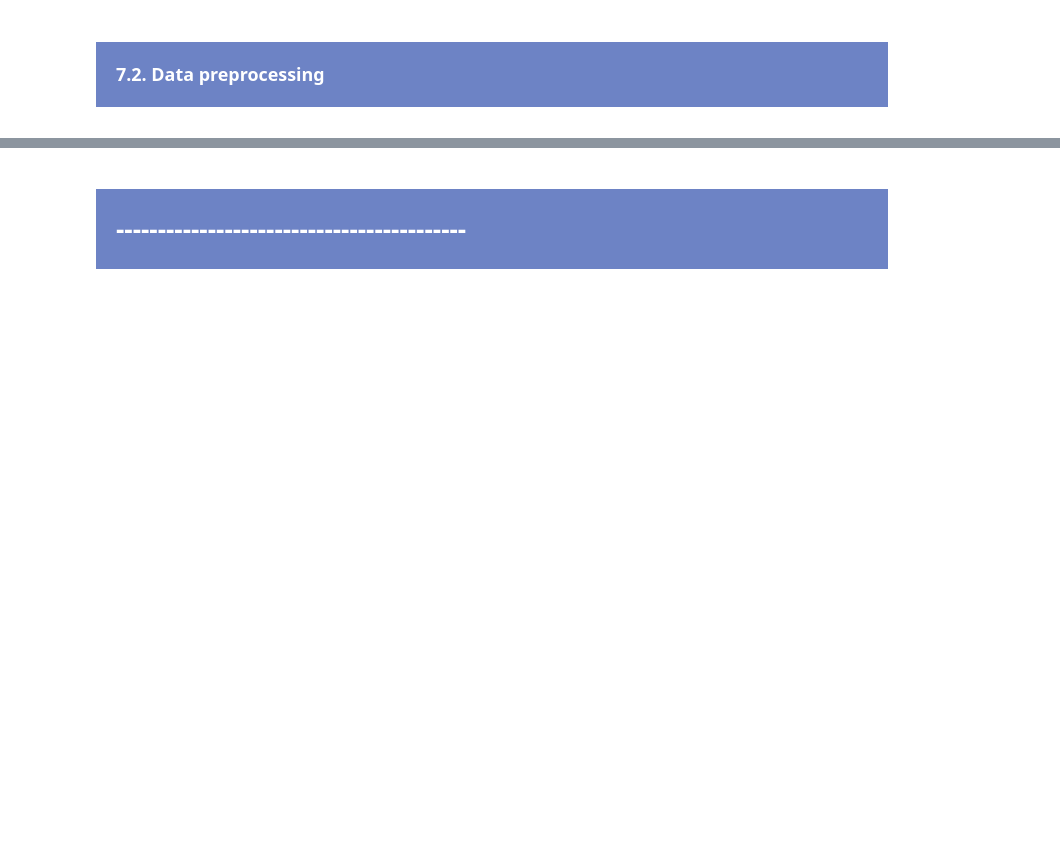
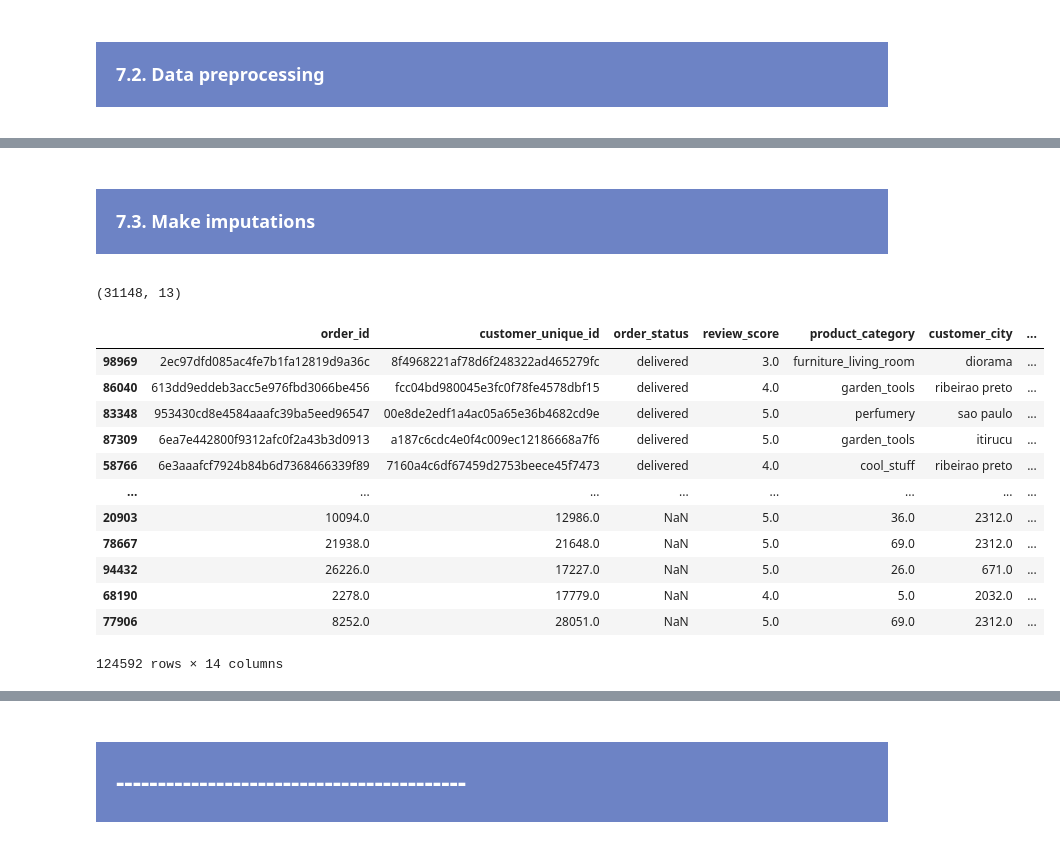
Before and after one commit to samirhinojosa/OC-P5-segment-customers-of-website, a Jupyter notebook: analysis_notebook.ipynb, the cells around one changed output, grey strips where cells are left out. Saved outputs shown, nothing was run; the diff lists cells and outputs as text; code cells hidden in the pictures; blank space fills up the shorter version.

```diff
--- a/analysis_notebook.ipynb
+++ b/analysis_notebook.ipynb
@@ -2106,0 +2157,4 @@ df_analysis(train_product_category, "df_subset")
+# %% [markdown]
+<div style="background-color: #6D83C5;" >
+    <h3 style="margin: auto; padding: 20px; color:#fff; ">7.3. Make imputations</h3>
+</div>
@@ -2106,0 +2213,4 @@ df_analysis(train_product_category, "df_subset")
+# %%
+test_product_category.shape
+# %% [output]
+(31148, 13)
@@ -2106,0 +2229,16 @@ df_analysis(train_product_category, "df_subset")
+# %%
+test_product_category
+# %% [output]
+|  | order_id | customer_unique_id | order_status | review_score | product_category | customer_city | ... |
+| 98969 | 2ec97dfd085ac4fe7b1fa12819d9a36c | 8f4968221af78d6f248322ad465279fc | delivered | 3.0 | furniture_living_room | diorama | ... |
+| 86040 | 613dd9eddeb3acc5e976fbd3066be456 | fcc04bd980045e3fc0f78fe4578dbf15 | delivered | 4.0 | garden_tools | ribeirao preto | ... |
+| 83348 | 953430cd8e4584aaafc39ba5eed96547 | 00e8de2edf1a4ac05a65e36b4682cd9e | delivered | 5.0 | perfumery | sao paulo | ... |
+| 87309 | 6ea7e442800f9312afc0f2a43b3d0913 | a187c6cdc4e0f4c009ec12186668a7f6 | delivered | 5.0 | garden_tools | itirucu | ... |
+| 58766 | 6e3aaafcf7924b84b6d7368466339f89 | 7160a4c6df67459d2753beece45f7473 | delivered | 4.0 | cool_stuff | ribeirao preto | ... |
+| ... | ... | ... | ... | ... | ... | ... | ... |
+| 20903 | 10094.0 | 12986.0 | NaN | 5.0 | 36.0 | 2312.0 | ... |
+| 78667 | 21938.0 | 21648.0 | NaN | 5.0 | 69.0 | 2312.0 | ... |
+| 94432 | 26226.0 | 17227.0 | NaN | 5.0 | 26.0 | 671.0 | ... |
+| 68190 | 2278.0 | 17779.0 | NaN | 4.0 | 5.0 | 2032.0 | ... |
+| 77906 | 8252.0 | 28051.0 | NaN | 5.0 | 69.0 | 2312.0 | ... |
+124592 rows × 14 columns
```
Also changed, not shown: parts of 29 cells of this notebook, 1 other file.
